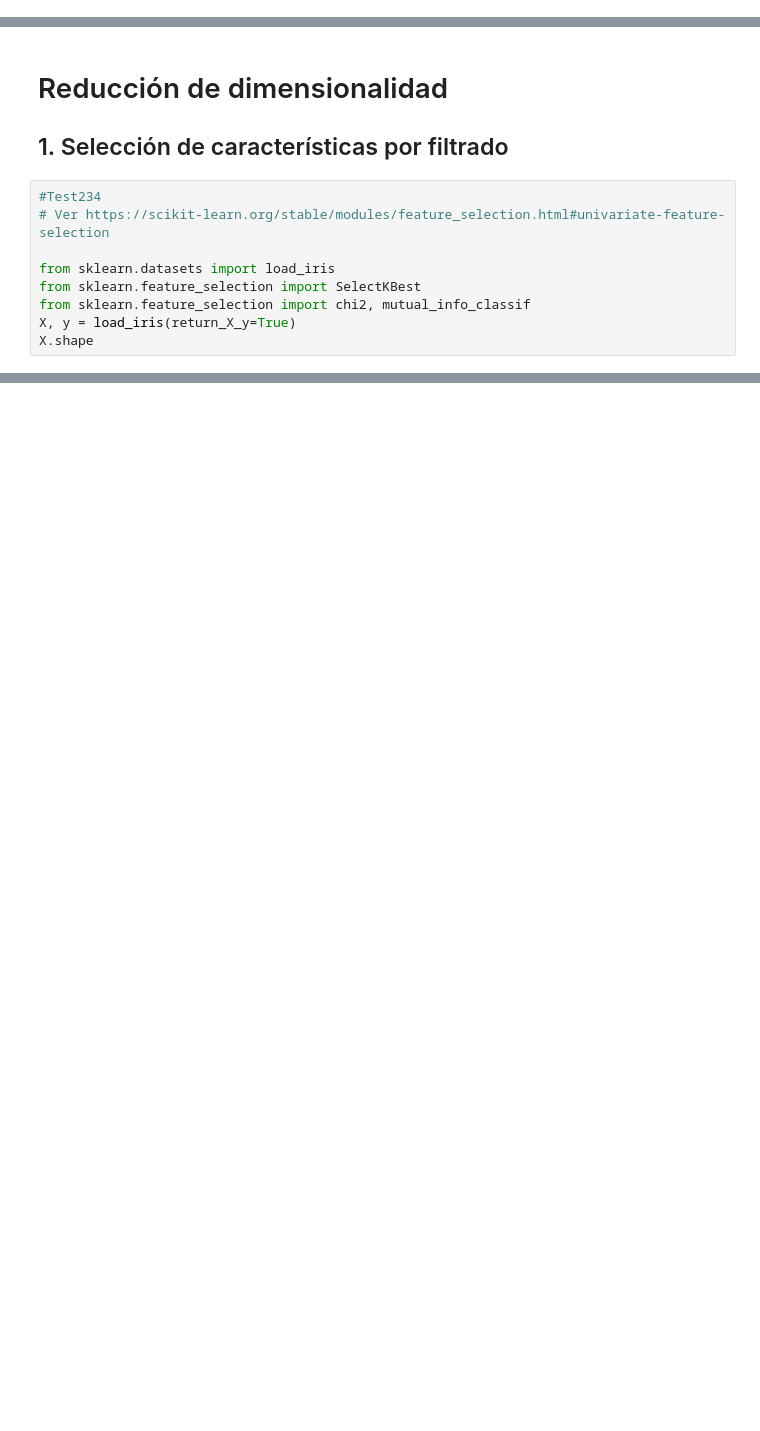
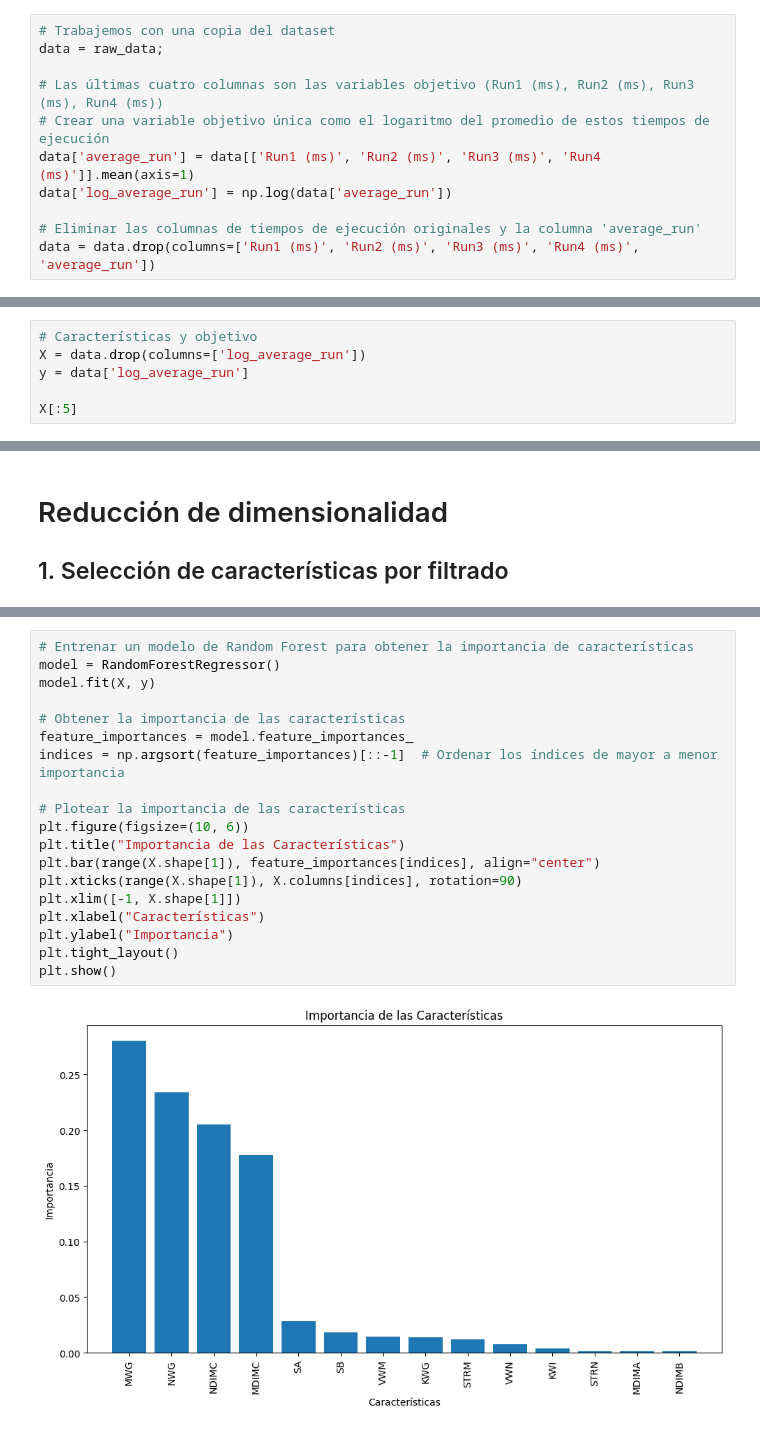
Before and after one commit to daneelsan/INF648-Project, a Jupyter notebook: notebooks/Glenn_Lozano_Test.ipynb, the cells around one changed output, grey strips where cells are left out. Saved outputs shown, nothing was run; the diff lists cells and outputs as text; blank space fills up the shorter version.

Commit message:
Pruebas de variables importantes y random forest

```diff
--- a/notebooks/Glenn_Lozano_Test.ipynb
+++ b/notebooks/Glenn_Lozano_Test.ipynb
@@ -0,0 +96,11 @@
+# %%
+# Trabajemos con una copia del dataset
+data = raw_data;
+
+# Las últimas cuatro columnas son las variables objetivo (Run1 (ms), Run2 (ms), Run3 (ms), Run4 (ms))
+# Crear una variable objetivo única como el logaritmo del promedio de estos tiempos de ejecución
+data['average_run'] = data[['Run1 (ms)', 'Run2 (ms)', 'Run3 (ms)', 'Run4 (ms)']].mean(axis=1)
+data['log_average_run'] = np.log(data['average_run'])
+
+# Eliminar las columnas de tiempos de ejecución originales y la columna 'average_run'
+data = data.drop(columns=['Run1 (ms)', 'Run2 (ms)', 'Run3 (ms)', 'Run4 (ms)', 'average_run'])
@@ -0,0 +109,6 @@
+# %%
+# Características y objetivo
+X = data.drop(columns=['log_average_run'])
+y = data['log_average_run']
+
+X[:5]
@@ -2,12 +123,3 @@
 # Reducción de dimensionalidad
 
 ## 1. Selección de características por filtrado
-# %%
-#Test234
-# Ver https://scikit-learn.org/stable/modules/feature_selection.html#univariate-feature-selection
-
-from sklearn.datasets import load_iris
-from sklearn.feature_selection import SelectKBest
-from sklearn.feature_selection import chi2, mutual_info_classif
-X, y = load_iris(return_X_y=True)
-X.shape
@@ -115,0 +134,21 @@ Ver también: [Selección de características en base a importancia](https://sci
+# %%
+# Entrenar un modelo de Random Forest para obtener la importancia de características
+model = RandomForestRegressor()
+model.fit(X, y)
+
+# Obtener la importancia de las características
+feature_importances = model.feature_importances_
+indices = np.argsort(feature_importances)[::-1]  # Ordenar los índices de mayor a menor importancia
+
+# Plotear la importancia de las características
+plt.figure(figsize=(10, 6))
+plt.title("Importancia de las Características")
+plt.bar(range(X.shape[1]), feature_importances[indices], align="center")
+plt.xticks(range(X.shape[1]), X.columns[indices], rotation=90)
+plt.xlim([-1, X.shape[1]])
+plt.xlabel("Características")
+plt.ylabel("Importancia")
+plt.tight_layout()
+plt.show()
+# %% [output]
+[figure, added]
```
Also changed, not shown: parts of 25 cells of this notebook.
